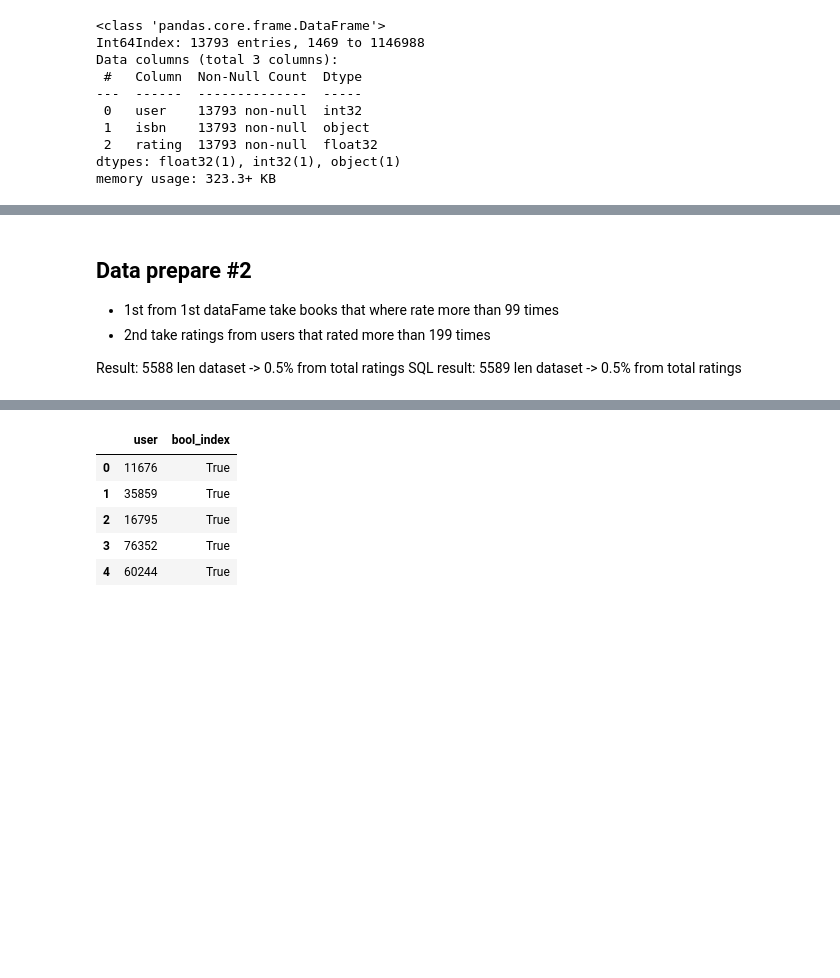
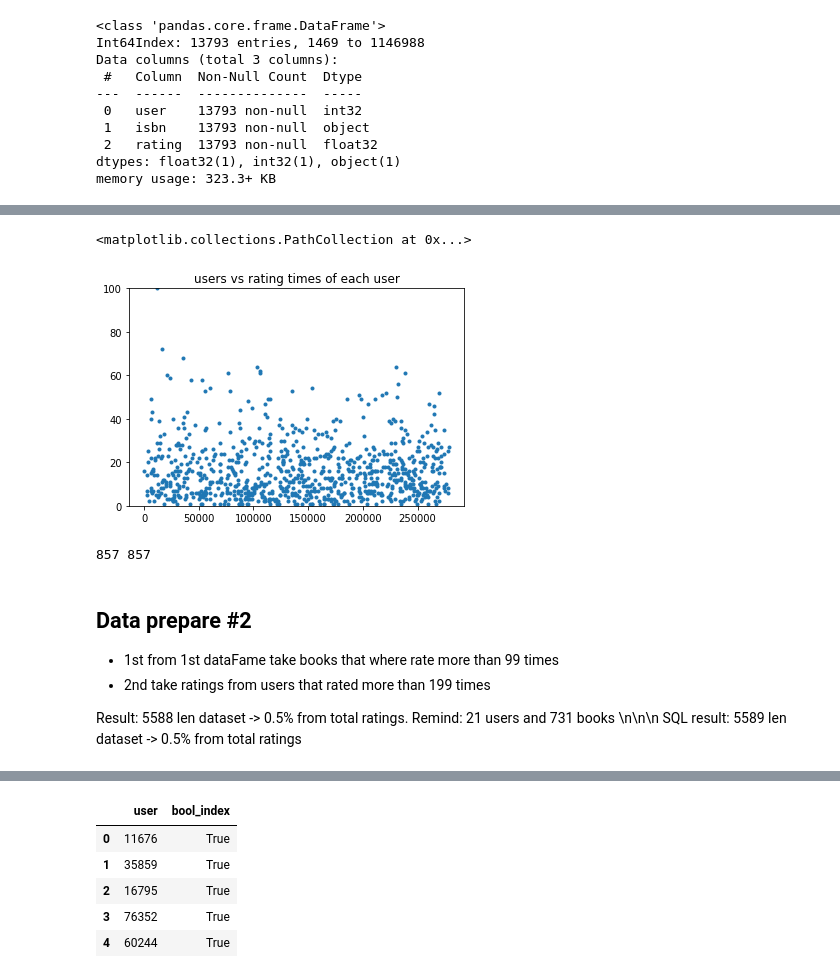
Before and after one commit to petert92/book_recommendation_knn, a Jupyter notebook: fcc_book_recommendation_knn.ipynb, the cells around one changed output, grey strips where cells are left out. Drawn from its saved outputs; the diff is of its cells as text; code cells hidden in the pictures; blank space fills up the shorter version.

Commit message:
reommended data manipulation done

```diff
--- a/fcc_book_recommendation_knn.ipynb
+++ b/fcc_book_recommendation_knn.ipynb
@@ -208,10 +230,23 @@ memory usage: 323.3+ KB
+# %%
+# Takeing out the books makes the correct users have less ratings done
+plt.axhline(y = 200, color = 'r', linestyle = '-')
+plt.title("users vs rating times of each user")
+plt.ylim((0,100))
+plt.scatter(df_ratings_isbn['user'].value_counts().index, df_ratings_isbn['user'].value_counts(), marker='.')
+# %% [output]
+<matplotlib.collections.PathCollection at 0x...>
+[figure, added]
+# %%
+print(len(df_ratings_isbn['user'].unique()), len(df_ratings_isbn['user'].unique()))
+# %% [output]
+857 857
 # %% [markdown]
 ## **Data prepare #2**
 
 - 1st from 1st dataFame take books that where rate more than 99 times
 - 2nd take ratings from users that rated more than 199 times
 
-Result: 5588 len dataset -> 0.5% from total ratings
+Result: 5588 len dataset -> 0.5% from total ratings. Remind: 21 users and 731 books \n\n\n
 SQL result: 5589 len dataset -> 0.5% from total ratings
 # %%
 # Get books that were rate more than 100 times
```
Also changed, not shown: parts of 16 cells of this notebook.
